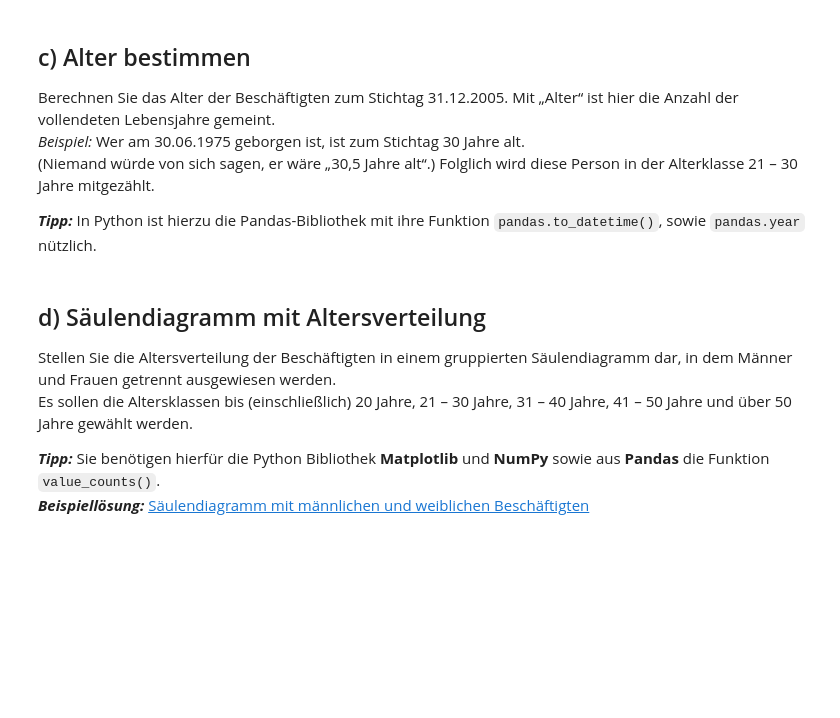
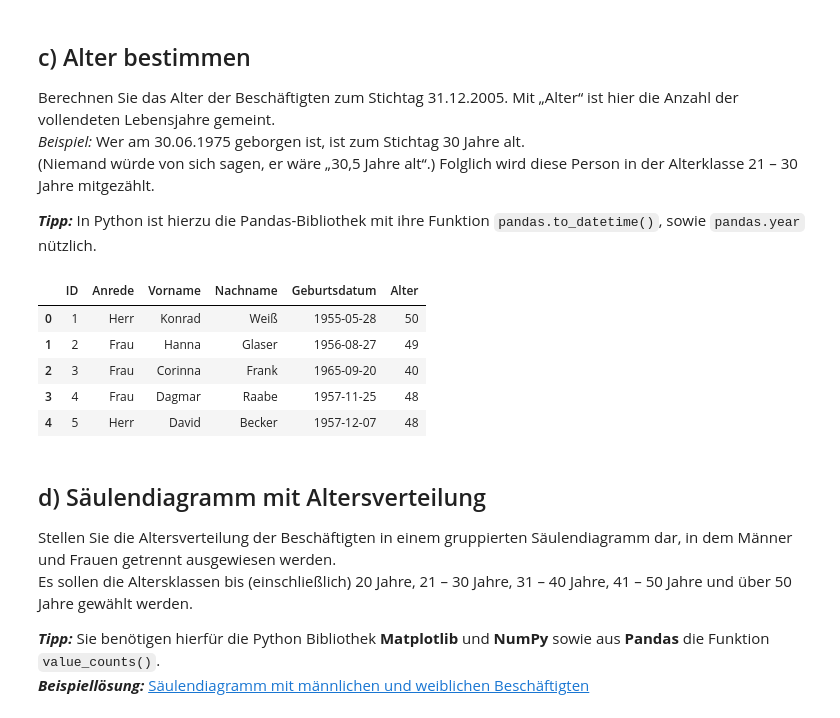
Before and after one commit to Tiltiiin/Statistik_Labor, a Jupyter notebook: Unterlagen Projekt 1-20260324/Aufgaben_Projekt1.ipynb, the cells around one changed output. Cells and saved outputs as stored; diff of their text form; code cells hidden in the pictures; blank space fills up the shorter version.

```diff
--- a/Unterlagen Projekt 1-20260324/Aufgaben_Projekt1.ipynb
+++ b/Unterlagen Projekt 1-20260324/Aufgaben_Projekt1.ipynb
@@ -38,6 +125,37 @@ Berechnen Sie das Alter der Beschäftigten zum Stichtag 31.12.2005. Mit „Alter
 (Niemand würde von sich sagen, er wäre „30,5 Jahre alt“.) Folglich wird diese Person in der Alterklasse 21 – 30 Jahre mitgezählt.
 
 ***Tipp:*** In Python ist hierzu die Pandas-Bibliothek mit ihre Funktion `pandas.to_datetime()`, sowie `pandas.year` nützlich.
+# %%
+## c) Alter bestimmen
+
+# Geburtsdatum in Datumsformat umwandeln
+data['Geburtsdatum'] = pd.to_datetime(data['Geburtsdatum'], format='%d.%m.%Y')
+
+# Stichtag festlegen
+stichtag = pd.Timestamp('2005-12-31')
+
+# Alter in vollendeten Lebensjahren berechnen
+data['Alter'] = stichtag.year - data['Geburtsdatum'].dt.year
+
+# Falls Geburtstag im Jahr 2005 noch nicht gewesen wäre, 1 Jahr abziehen
+data.loc[
+    (data['Geburtsdatum'].dt.month > stichtag.month) |
+    (
+        (data['Geburtsdatum'].dt.month == stichtag.month) &
+        (data['Geburtsdatum'].dt.day > stichtag.day)
+    ),
+    'Alter'
+] -= 1
+
+# Ausgabe
+display(data.head())
+# %% [output]
+|  | ID | Anrede | Vorname | Nachname | Geburtsdatum | Alter |
+| 0 | 1 | Herr | Konrad | Weiß | 1955-05-28 | 50 |
+| 1 | 2 | Frau | Hanna | Glaser | 1956-08-27 | 49 |
+| 2 | 3 | Frau | Corinna | Frank | 1965-09-20 | 40 |
+| 3 | 4 | Frau | Dagmar | Raabe | 1957-11-25 | 48 |
+| 4 | 5 | Herr | David | Becker | 1957-12-07 | 48 |
 # %% [markdown]
 ## d) Säulendiagramm mit Altersverteilung
 Stellen Sie die Altersverteilung der Beschäftigten in einem gruppierten Säulendiagramm dar, in dem Männer und Frauen getrennt ausgewiesen werden.<br>
```
Also changed, not shown: parts of 5 cells of this notebook, 2 other files.
